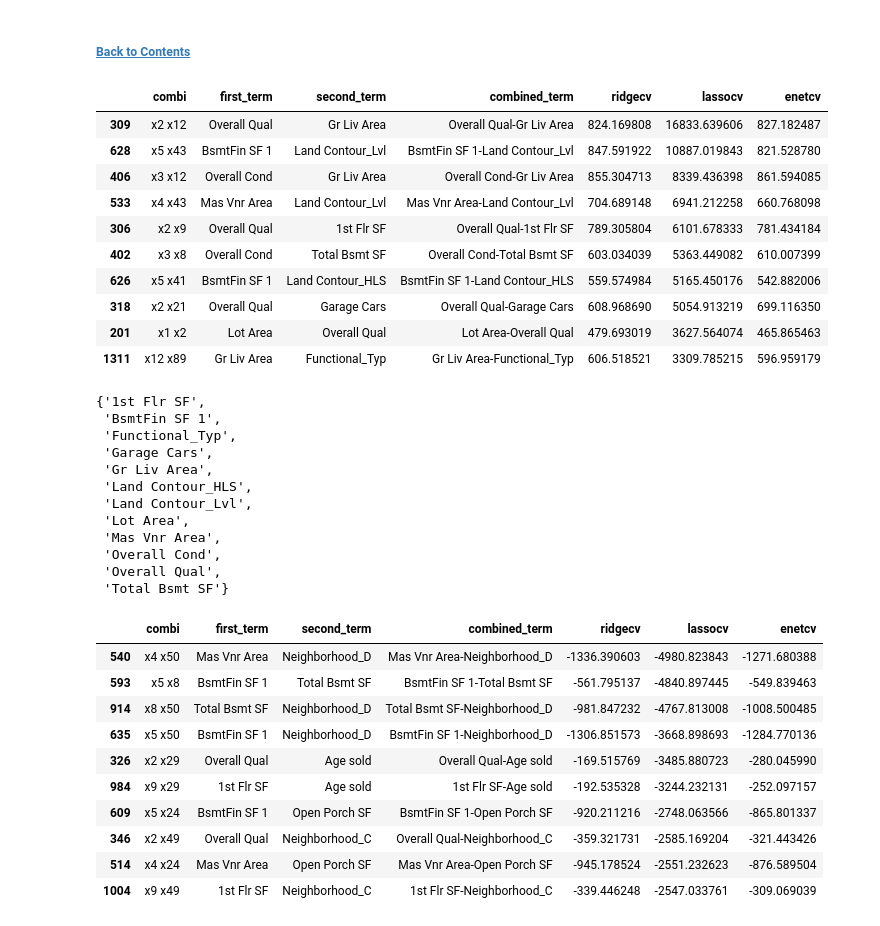
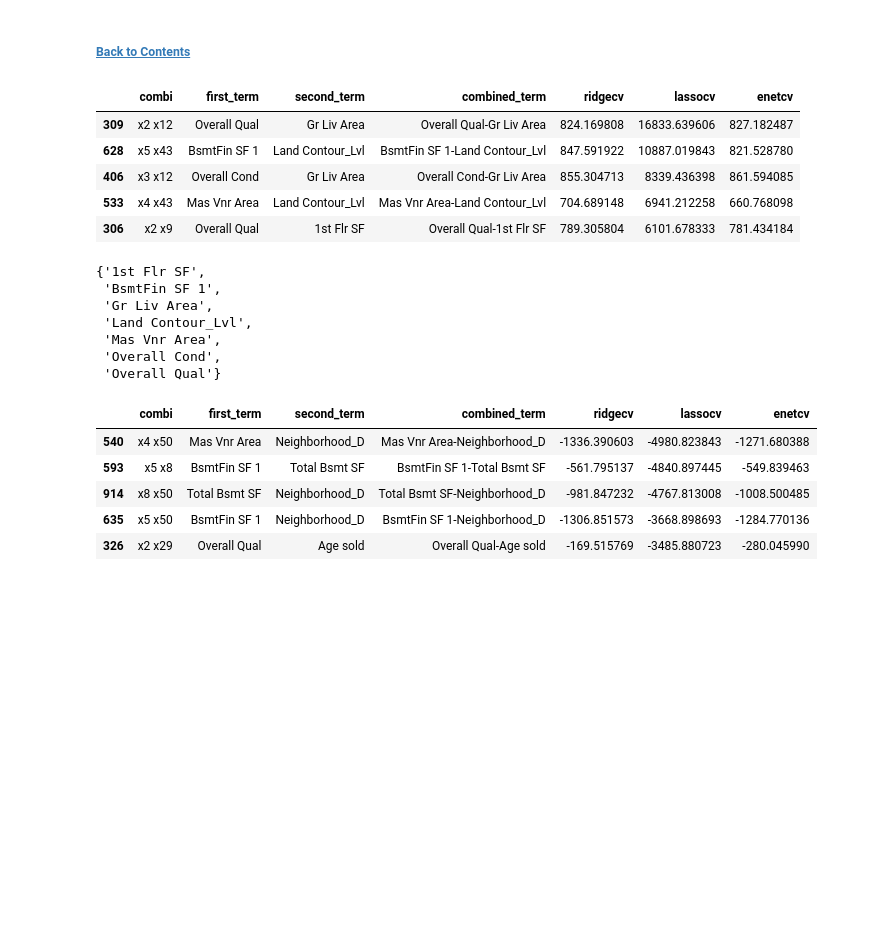
Before and after one commit to hongaik/My-Projects, a Jupyter notebook: Ames Housing Price Predictions/HA-proj2-Ames.ipynb, the cells around one changed output. Cells and saved outputs as stored; diff of their text form; code cells hidden in the pictures; blank space fills up the shorter version.

```diff
--- a/Ames Housing Price Predictions/HA-proj2-Ames.ipynb
+++ b/Ames Housing Price Predictions/HA-proj2-Ames.ipynb
@@ -1214,7 +1285,7 @@ coef_dict.sort_values('lassocv', ascending=False).tail()
 # %% [markdown]
  ##### [Back to Contents](#Contents:)
 # %%
-coef_dict.sort_values('lassocv', ascending=False).head(10)
+coef_dict.sort_values('lassocv', ascending=False).head()
 # %% [output]
 |  | combi | first_term | second_term | combined_term | ridgecv | lassocv | enetcv |
 | 309 | x2 x12 | Overall Qual | Gr Liv Area | Overall Qual-Gr Liv Area | 824.169808 | 16833.639606 | 827.182487 |
@@ -1222,38 +1293,23 @@ coef_dict.sort_values('lassocv', ascending=False).head(10)
 | 406 | x3 x12 | Overall Cond | Gr Liv Area | Overall Cond-Gr Liv Area | 855.304713 | 8339.436398 | 861.594085 |
 | 533 | x4 x43 | Mas Vnr Area | Land Contour_Lvl | Mas Vnr Area-Land Contour_Lvl | 704.689148 | 6941.212258 | 660.768098 |
 | 306 | x2 x9 | Overall Qual | 1st Flr SF | Overall Qual-1st Flr SF | 789.305804 | 6101.678333 | 781.434184 |
-| 402 | x3 x8 | Overall Cond | Total Bsmt SF | Overall Cond-Total Bsmt SF | 603.034039 | 5363.449082 | 610.007399 |
-| 626 | x5 x41 | BsmtFin SF 1 | Land Contour_HLS | BsmtFin SF 1-Land Contour_HLS | 559.574984 | 5165.450176 | 542.882006 |
-| 318 | x2 x21 | Overall Qual | Garage Cars | Overall Qual-Garage Cars | 608.968690 | 5054.913219 | 699.116350 |
-| 201 | x1 x2 | Lot Area | Overall Qual | Lot Area-Overall Qual | 479.693019 | 3627.564074 | 465.865463 |
-| 1311 | x12 x89 | Gr Liv Area | Functional_Typ | Gr Liv Area-Functional_Typ | 606.518521 | 3309.785215 | 596.959179 |
 # %%
-set(list(coef_dict.sort_values('lassocv', ascending=False).head(10)['first_term']) + list(
-coef_dict.sort_values('lassocv', ascending=False).head(10)['second_term']))
+set(list(coef_dict.sort_values('lassocv', ascending=False).head(5)['first_term']) + list(
+coef_dict.sort_values('lassocv', ascending=False).head(5)['second_term']))
 # %% [output]
 {'1st Flr SF',
  'BsmtFin SF 1',
- 'Functional_Typ',
- 'Garage Cars',
  'Gr Liv Area',
- 'Land Contour_HLS',
  'Land Contour_Lvl',
- 'Lot Area',
  'Mas Vnr Area',
  'Overall Cond',
- 'Overall Qual',
- 'Total Bsmt SF'}
+ 'Overall Qual'}
 # %%
-coef_dict.sort_values('lassocv', ascending=True).head(10)
+coef_dict.sort_values('lassocv', ascending=True).head(5)
 # %% [output]
 |  | combi | first_term | second_term | combined_term | ridgecv | lassocv | enetcv |
 | 540 | x4 x50 | Mas Vnr Area | Neighborhood_D | Mas Vnr Area-Neighborhood_D | -1336.390603 | -4980.823843 | -1271.680388 |
 | 593 | x5 x8 | BsmtFin SF 1 | Total Bsmt SF | BsmtFin SF 1-Total Bsmt SF | -561.795137 | -4840.897445 | -549.839463 |
 | 914 | x8 x50 | Total Bsmt SF | Neighborhood_D | Total Bsmt SF-Neighborhood_D | -981.847232 | -4767.813008 | -1008.500485 |
 | 635 | x5 x50 | BsmtFin SF 1 | Neighborhood_D | BsmtFin SF 1-Neighborhood_D | -1306.851573 | -3668.898693 | -1284.770136 |
 | 326 | x2 x29 | Overall Qual | Age sold | Overall Qual-Age sold | -169.515769 | -3485.880723 | -280.045990 |
-| 984 | x9 x29 | 1st Flr SF | Age sold | 1st Flr SF-Age sold | -192.535328 | -3244.232131 | -252.097157 |
-| 609 | x5 x24 | BsmtFin SF 1 | Open Porch SF | BsmtFin SF 1-Open Porch SF | -920.211216 | -2748.063566 | -865.801337 |
-| 346 | x2 x49 | Overall Qual | Neighborhood_C | Overall Qual-Neighborhood_C | -359.321731 | -2585.169204 | -321.443426 |
-| 514 | x4 x24 | Mas Vnr Area | Open Porch SF | Mas Vnr Area-Open Porch SF | -945.178524 | -2551.232623 | -876.589504 |
-| 1004 | x9 x49 | 1st Flr SF | Neighborhood_C | 1st Flr SF-Neighborhood_C | -339.446248 | -2547.033761 | -309.069039 |
```
Also changed, not shown: parts of 16 cells of this notebook, 2 other files.
